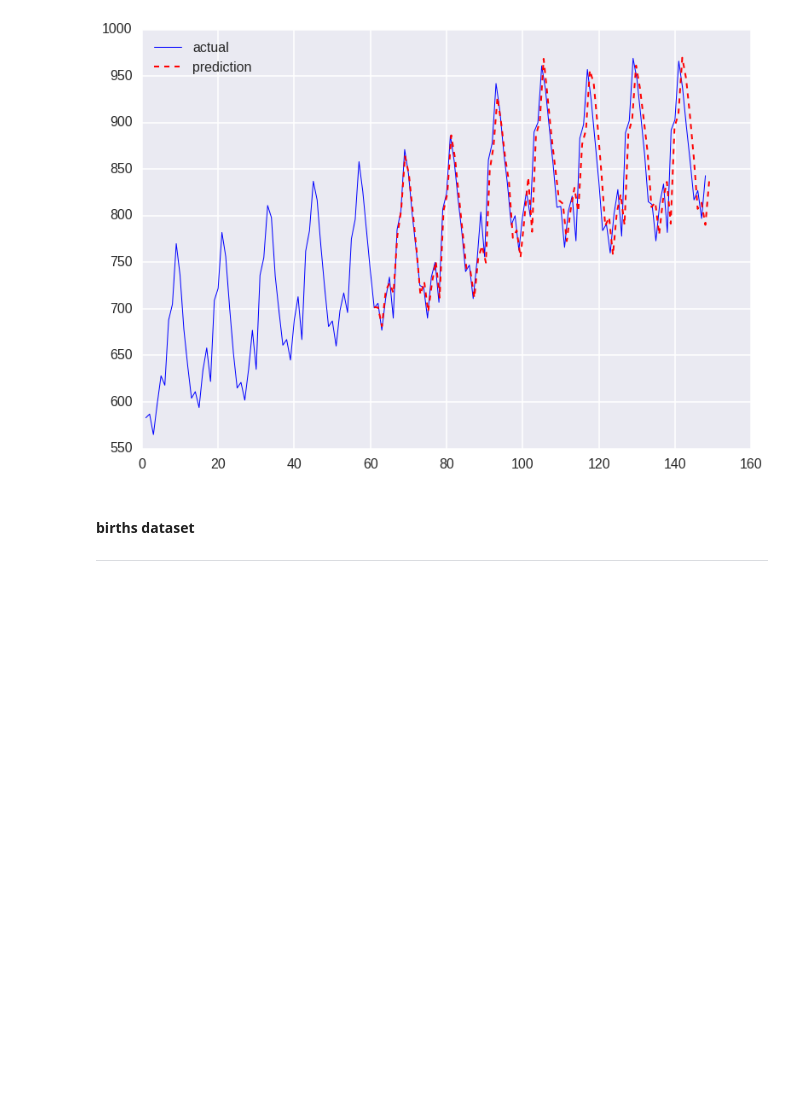
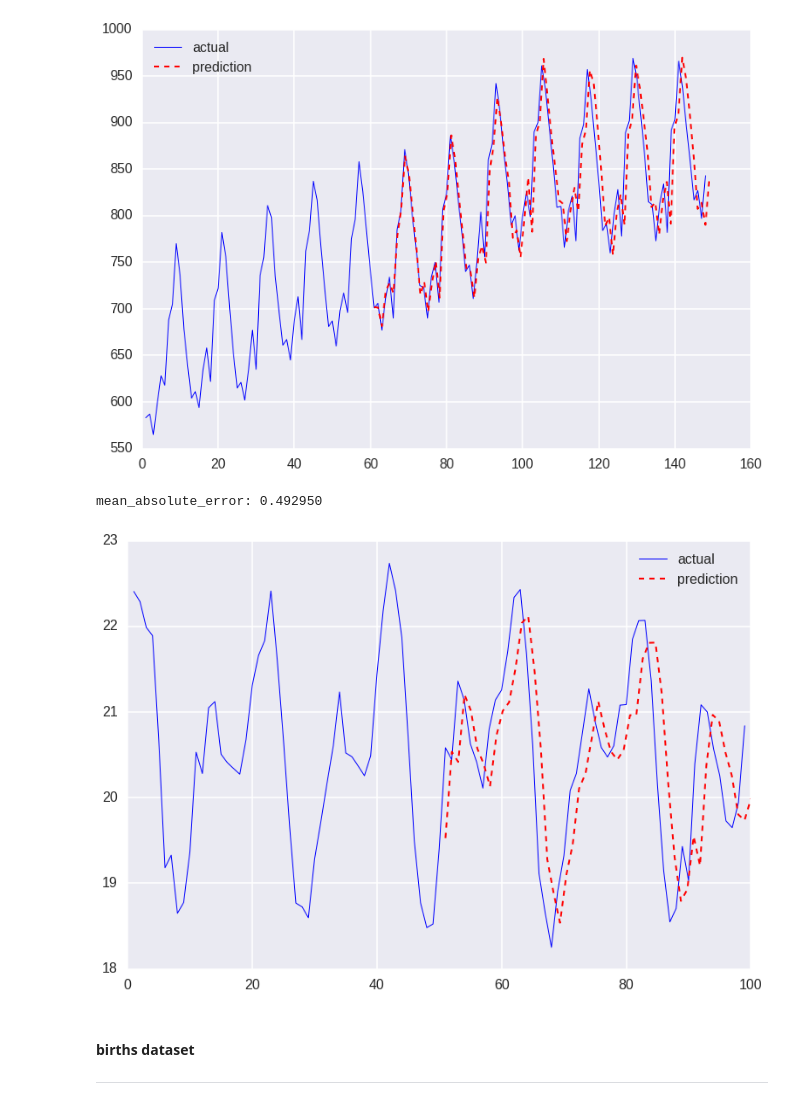
Before and after one commit to upul/WhiteBoard, a Jupyter notebook: Time_Series_Using_Linear_Regression.ipynb, the cells around one changed output. Drawn from its saved outputs; the diff is of its cells as text; code cells hidden in the pictures; blank space fills up the shorter version.

```diff
--- a/Time_Series_Using_Linear_Regression.ipynb
+++ b/Time_Series_Using_Linear_Regression.ipynb
@@ -62,6 +64,9 @@ souvenirtimeseries = souvenirtimeseries.values.flatten()
 # https://datamarket.com/data/set/22ox/monthly-milk-production-pounds-per-cow-jan-62-dec-75#!ds=22ox&display=line
 milk_production_data = pd.read_csv('./data/milk_production.csv')
 milk_production = milk_production_data['Production'].values.flatten()
+
+sim = pd.read_csv('./data/simulation.csv', names=['time', 'temparature'])['temparature']
+sim = sim.values.flatten()
 # %% [markdown]
 #### Milk production dataset
 ---
@@ -80,6 +85,22 @@ print_graph(X_all, X_test, y_all, y_test, y_pred)
 # %% [output]
 mean_absolute_error: 6.841895
 [figure]
+# %%
+window_size = 1
+training_set_size = 50
+
+X_all, y_all = build_rolling_window_dataset(sim, window_size)
+#print X_all
+X_train, X_test, y_train, y_test = train_test_split(training_set_size, X_all, y_all)
+
+lr = LinearRegression(normalize=True)
+lr.fit(X_train, y_train)
+y_pred = lr.predict(X_test)
+print "mean_absolute_error: %f" %(mean_absolute_error(y_test, y_pred))
+print_graph(X_all, X_test, y_all, y_test, y_pred)
+# %% [output]
+mean_absolute_error: 0.492950
+[figure, added]
 # %% [markdown]
 #### births dataset
 ----
```
Also changed, not shown: parts of 2 cells of this notebook, 25 other files.
